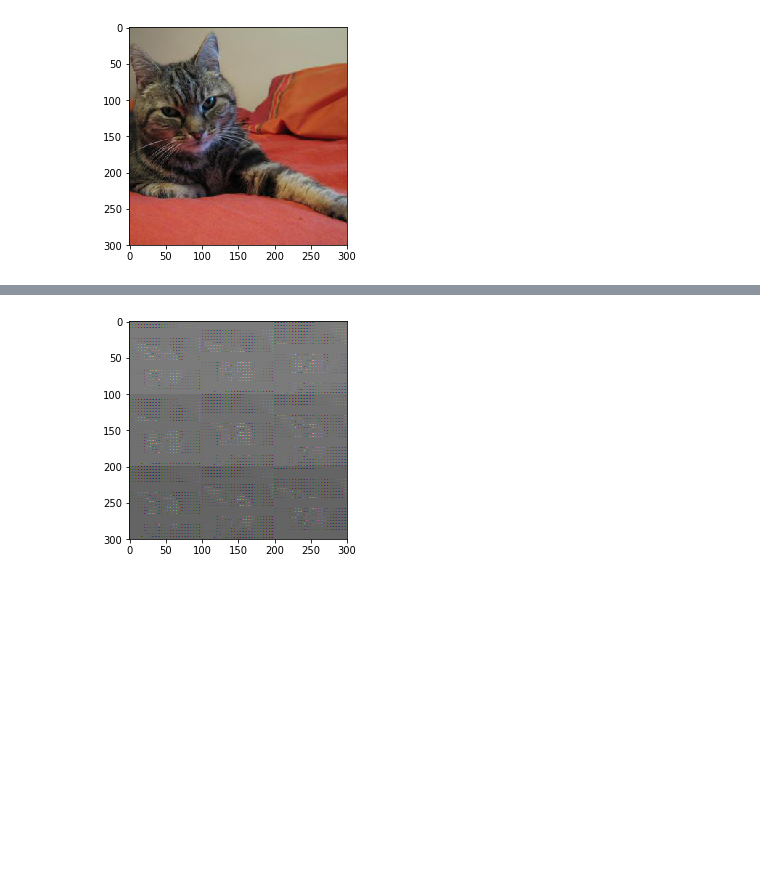
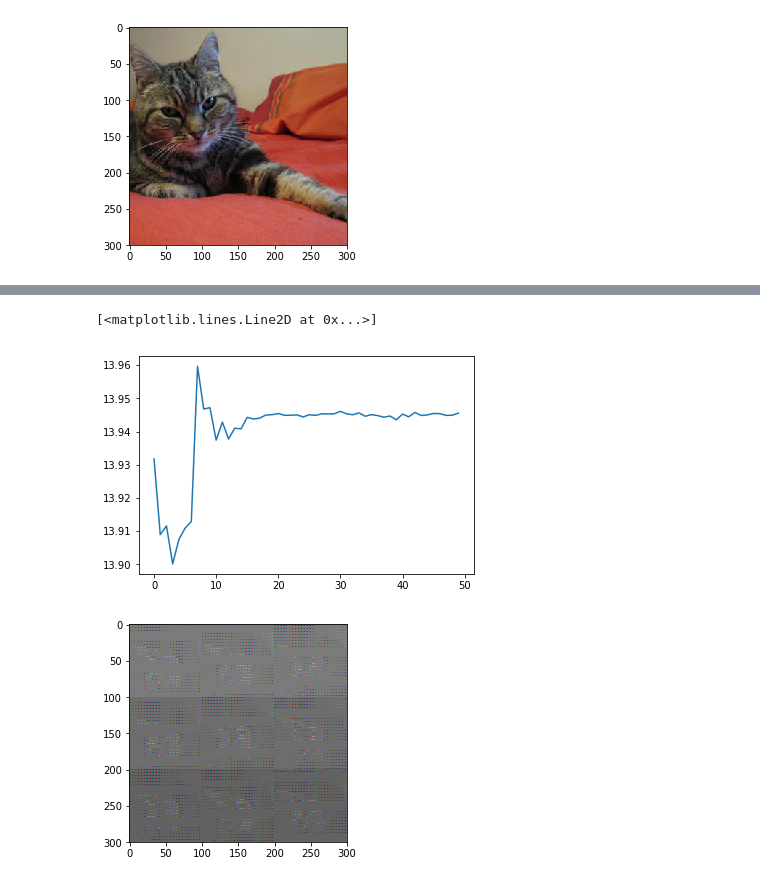
Before and after one commit to AlexDivivi/super-scaler, a Jupyter notebook: notebooks/#7 conv-autoencoder.ipynb, the cells around one changed output, grey strips where cells are left out. Cells and saved outputs as stored; diff of their text form; code cells hidden in the pictures; blank space fills up the shorter version.

```diff
--- a/notebooks/#7 conv-autoencoder.ipynb
+++ b/notebooks/#7 conv-autoencoder.ipynb
@@ -140,3 +135,8 @@ plt.plot(loss_hist)
+# %%
+plt.plot(psnr_hist)
+# %% [output]
+[<matplotlib.lines.Line2D at 0x...>]
+[figure, added]
 # %%
 image = imageio.imread(f'../data/CAT_00/x1/00000001_020.jpg')
 image_down = rescale(image=image, scale=0.5, multichannel=True, anti_aliasing=True).reshape(1, 150, 150, 3)
```
Also changed, not shown: parts of 5 cells of this notebook.
